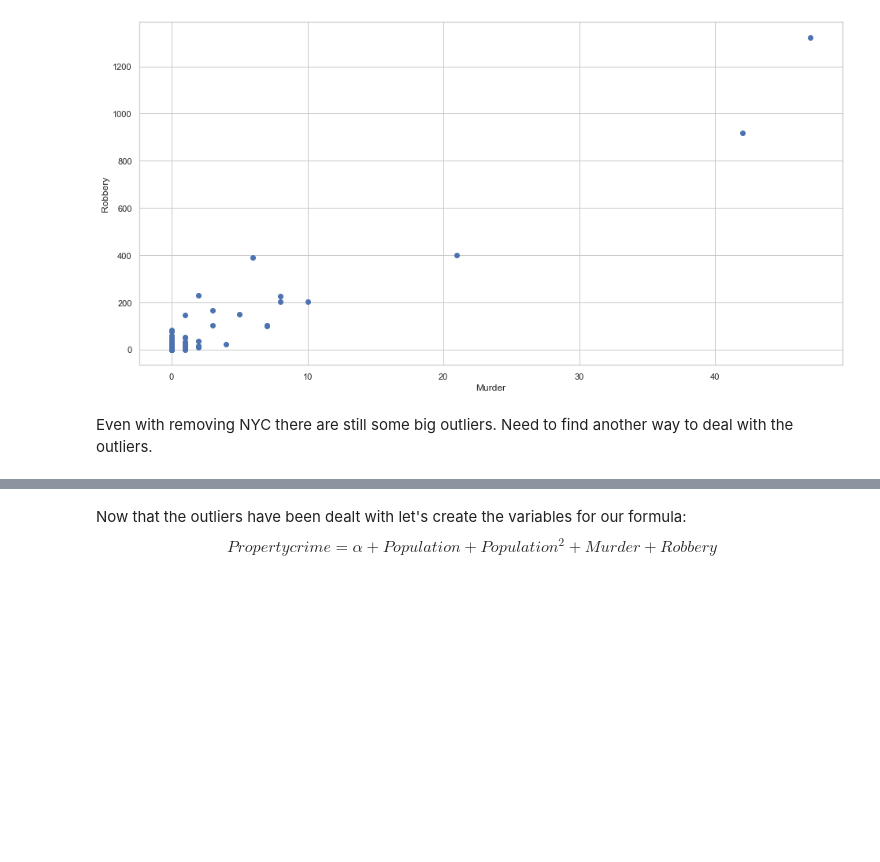
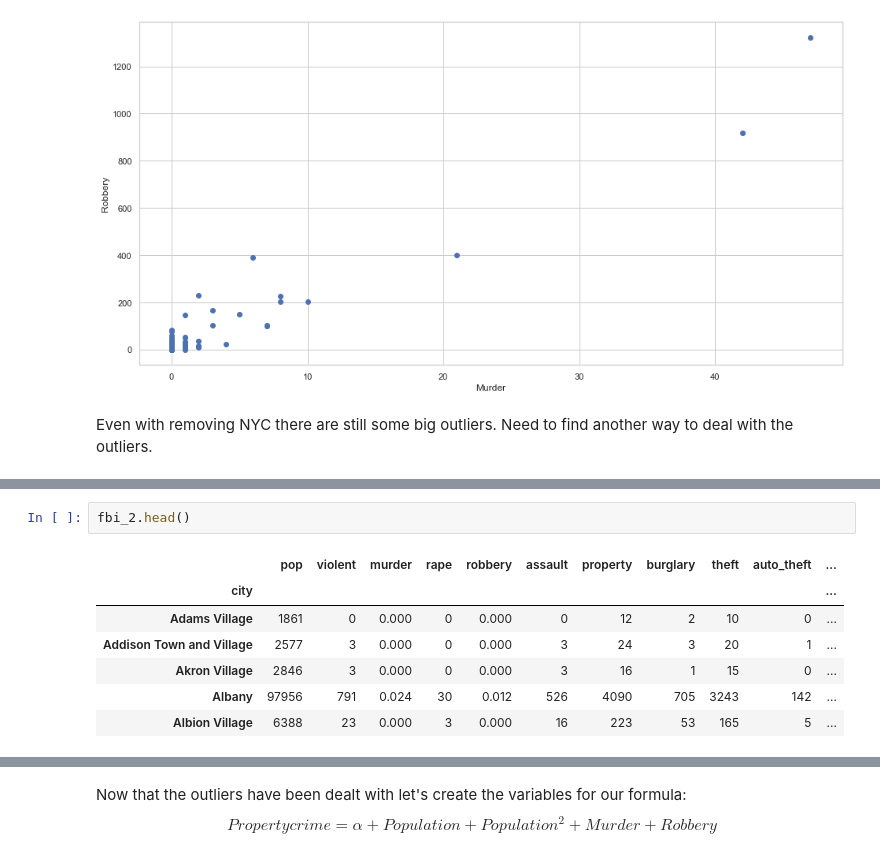
Before and after one commit to kmcmcurtis7/thinkful_ml_unit2, a Jupyter notebook: 2.4.2 Multivariable Regression.ipynb, the cells around one changed output, grey strips where cells are left out. Drawn from its saved outputs; the diff is of its cells as text; blank space fills up the shorter version.

```diff
--- a/2.4.2 Multivariable Regression.ipynb
+++ b/2.4.2 Multivariable Regression.ipynb
@@ -215,0 +227,10 @@ fbi_2.head()
+# %%
+fbi_2.head()
+# %% [output]
+|  | pop | violent | murder | rape | robbery | assault | property | burglary | theft | auto_theft | ... |
+| city |  |  |  |  |  |  |  |  |  |  | ... |
+| Adams Village | 1861 | 0 | 0.000 | 0 | 0.000 | 0 | 12 | 2 | 10 | 0 | ... |
+| Addison Town and Village | 2577 | 3 | 0.000 | 0 | 0.000 | 3 | 24 | 3 | 20 | 1 | ... |
+| Akron Village | 2846 | 3 | 0.000 | 0 | 0.000 | 3 | 16 | 1 | 15 | 0 | ... |
+| Albany | 97956 | 791 | 0.024 | 30 | 0.012 | 526 | 4090 | 705 | 3243 | 142 | ... |
+| Albion Village | 6388 | 23 | 0.000 | 3 | 0.000 | 16 | 223 | 53 | 165 | 5 | ... |
```
Also changed, not shown: parts of 11 cells of this notebook.
